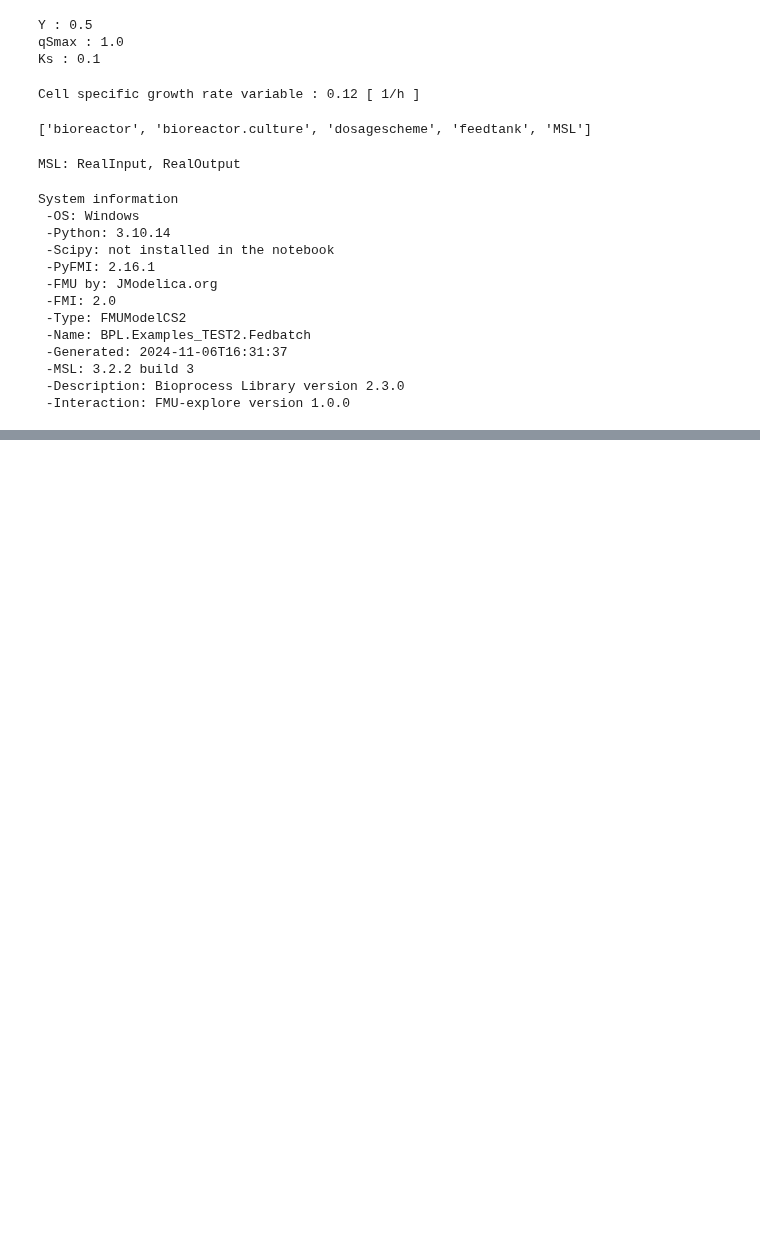
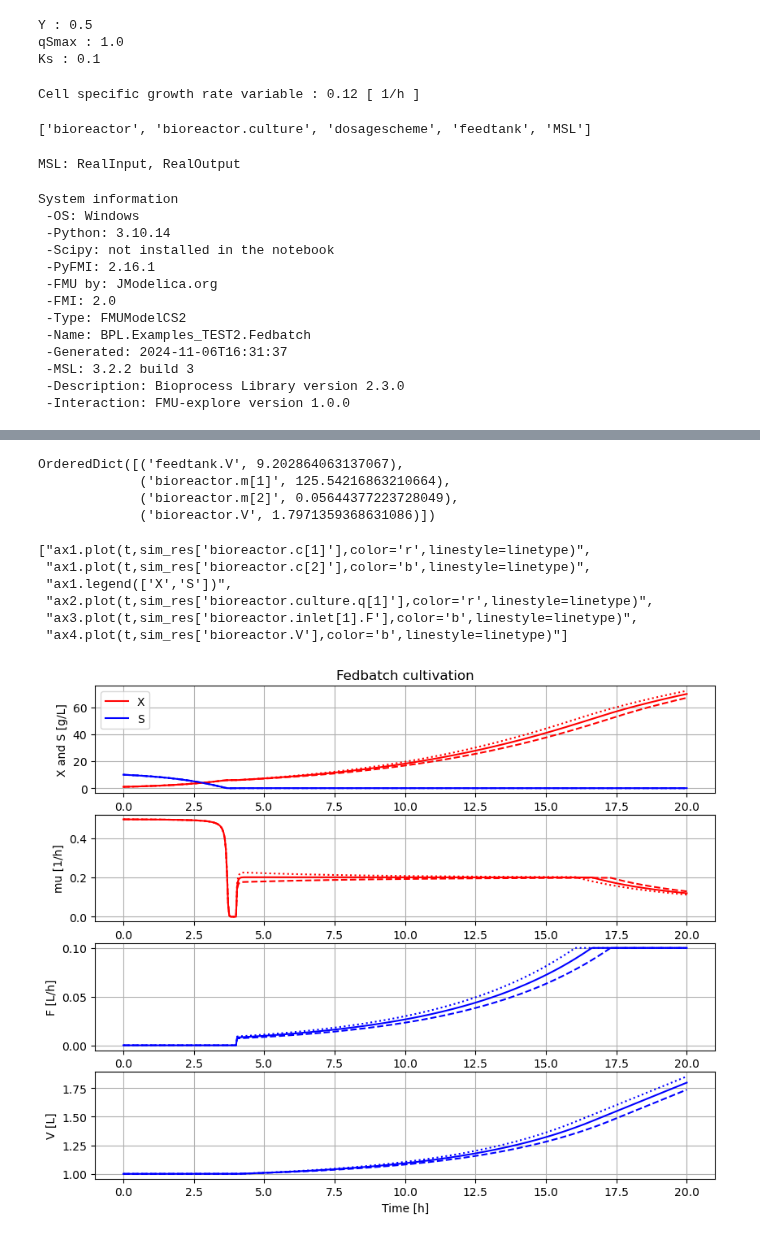
Before and after one commit to janpeter19/BPL_TEST2_Fedbatch, a Jupyter notebook: BPL_TEST2_Fedbatch.ipynb, the cells around one changed output, grey strips where cells are left out. Saved outputs shown, nothing was run; the diff lists cells and outputs as text; code cells hidden in the pictures; blank space fills up the shorter version.

```diff
--- a/BPL_TEST2_Fedbatch.ipynb
+++ b/BPL_TEST2_Fedbatch.ipynb
@@ -105,0 +136,26 @@ System information
+# %%
+stateDict
+# %% [output]
+OrderedDict([('feedtank.V', 9.202864063137067),
+             ('bioreactor.m[1]', 125.54216863210664),
+             ('bioreactor.m[2]', 0.05644377223728049),
+             ('bioreactor.V', 1.7971359368631086)])
+# %%
+diagrams
+# %% [output]
+["ax1.plot(t,sim_res['bioreactor.c[1]'],color='r',linestyle=linetype)",
+ "ax1.plot(t,sim_res['bioreactor.c[2]'],color='b',linestyle=linetype)",
+ "ax1.legend(['X','S'])",
+ "ax2.plot(t,sim_res['bioreactor.culture.q[1]'],color='r',linestyle=linetype)",
+ "ax3.plot(t,sim_res['bioreactor.inlet[1].F'],color='b',linestyle=linetype)",
+ "ax4.plot(t,sim_res['bioreactor.V'],color='b',linestyle=linetype)"]
+# %%
+# A more typical feed scheme for the culture at hand
+newplot(plotType='TimeSeries')
+par(t_startExp=4, F_startExp=0.008, mu_feed=0.2, F_max=0.1)
+
+for value in [0.008,0.007, 0.009]:
+    par(F_startExp=value)
+    simu(20)
+# %% [output]
+[figure, added]
```
Also changed, not shown: parts of 4 cells of this notebook, 2 other files.
